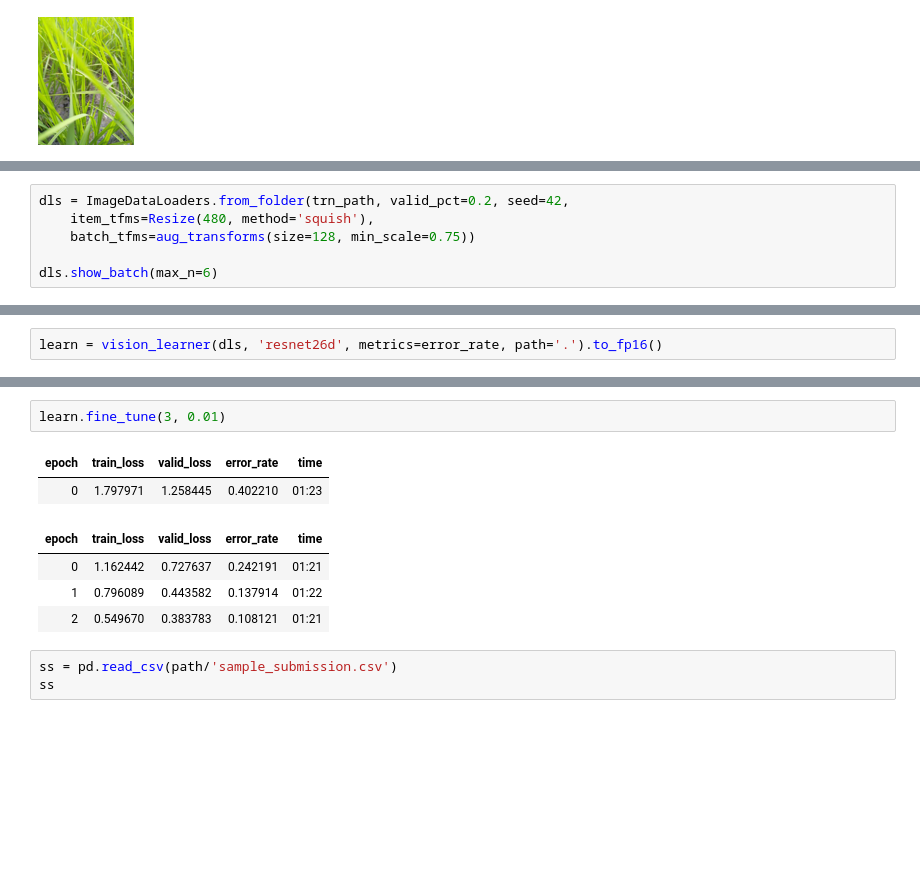
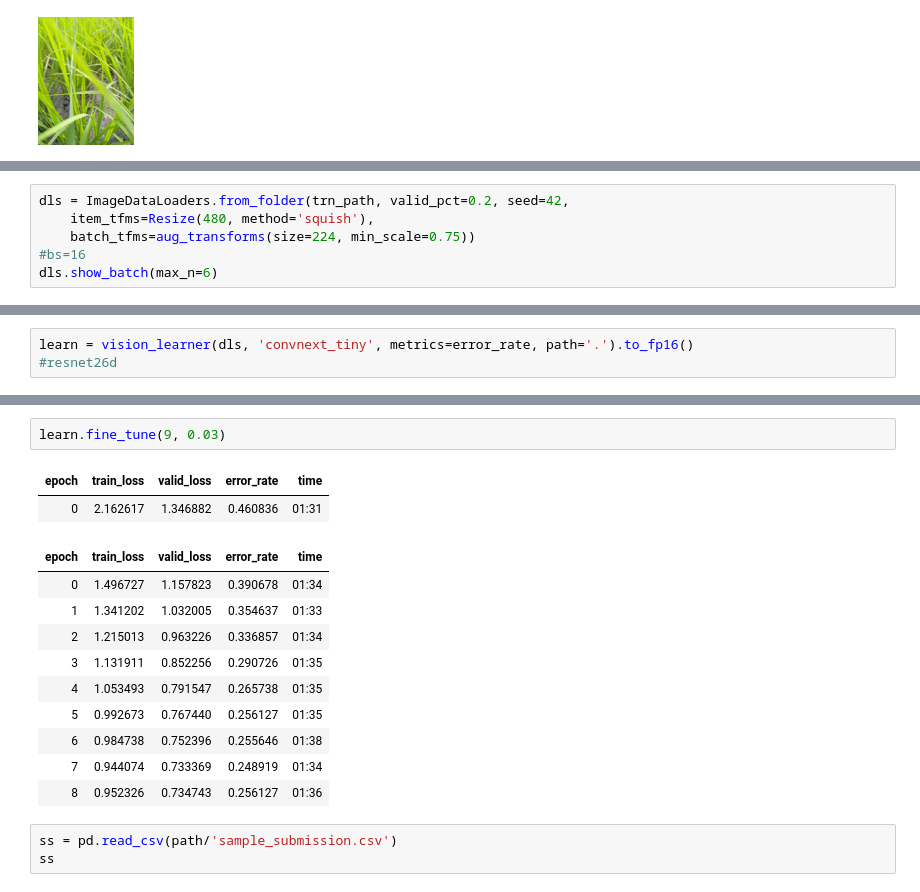
Before and after one commit to tonytarizzo/paddyRiceCompetition, a Jupyter notebook: paddyCompetition.ipynb, the cells around one changed output, grey strips where cells are left out. Saved outputs shown, nothing was run; the diff lists cells and outputs as text; blank space fills up the shorter version.

```diff
--- a/paddyCompetition.ipynb
+++ b/paddyCompetition.ipynb
@@ -79,7 +91,7 @@ dtype: int64
 # %%
 dls = ImageDataLoaders.from_folder(trn_path, valid_pct=0.2, seed=42,
     item_tfms=Resize(480, method='squish'),
-    batch_tfms=aug_transforms(size=128, min_scale=0.75))
-
+    batch_tfms=aug_transforms(size=224, min_scale=0.75))
+#bs=16
 dls.show_batch(max_n=6)
 # %% [output]
@@ -87,5 +99,6 @@ dls.show_batch(max_n=6)
 # %%
-learn = vision_learner(dls, 'resnet26d', metrics=error_rate, path='.').to_fp16()
+learn = vision_learner(dls, 'convnext_tiny', metrics=error_rate, path='.').to_fp16()
+#resnet26d
 # %%
 learn.lr_find(suggest_funcs=(valley, slide))
 # %% [output]
@@ -95,12 +108,18 @@ SuggestedLRs(valley=0.0014454397605732083, slide=0.005248074419796467)
 # %%
-learn.fine_tune(3, 0.01)
+learn.fine_tune(9, 0.03)
 # %% [output]
 | epoch | train_loss | valid_loss | error_rate | time |
-| 0 | 1.797971 | 1.258445 | 0.402210 | 01:23 |
+| 0 | 2.162617 | 1.346882 | 0.460836 | 01:31 |
 | epoch | train_loss | valid_loss | error_rate | time |
-| 0 | 1.162442 | 0.727637 | 0.242191 | 01:21 |
-| 1 | 0.796089 | 0.443582 | 0.137914 | 01:22 |
-| 2 | 0.549670 | 0.383783 | 0.108121 | 01:21 |
+| 0 | 1.496727 | 1.157823 | 0.390678 | 01:34 |
+| 1 | 1.341202 | 1.032005 | 0.354637 | 01:33 |
+| 2 | 1.215013 | 0.963226 | 0.336857 | 01:34 |
+| 3 | 1.131911 | 0.852256 | 0.290726 | 01:35 |
+| 4 | 1.053493 | 0.791547 | 0.265738 | 01:35 |
+| 5 | 0.992673 | 0.767440 | 0.256127 | 01:35 |
+| 6 | 0.984738 | 0.752396 | 0.255646 | 01:38 |
+| 7 | 0.944074 | 0.733369 | 0.248919 | 01:34 |
+| 8 | 0.952326 | 0.734743 | 0.256127 | 01:36 |
 # %%
 ss = pd.read_csv(path/'sample_submission.csv')
 ss
```
Also changed, not shown: parts of 7 cells of this notebook.
